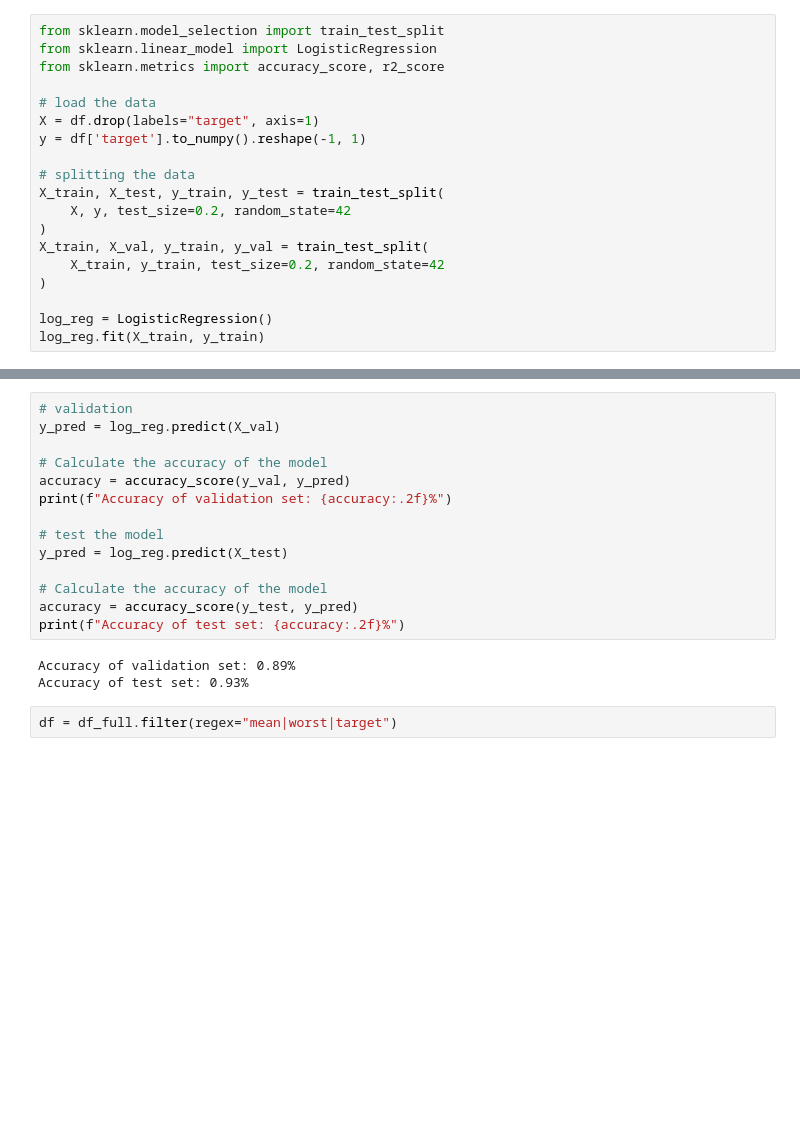
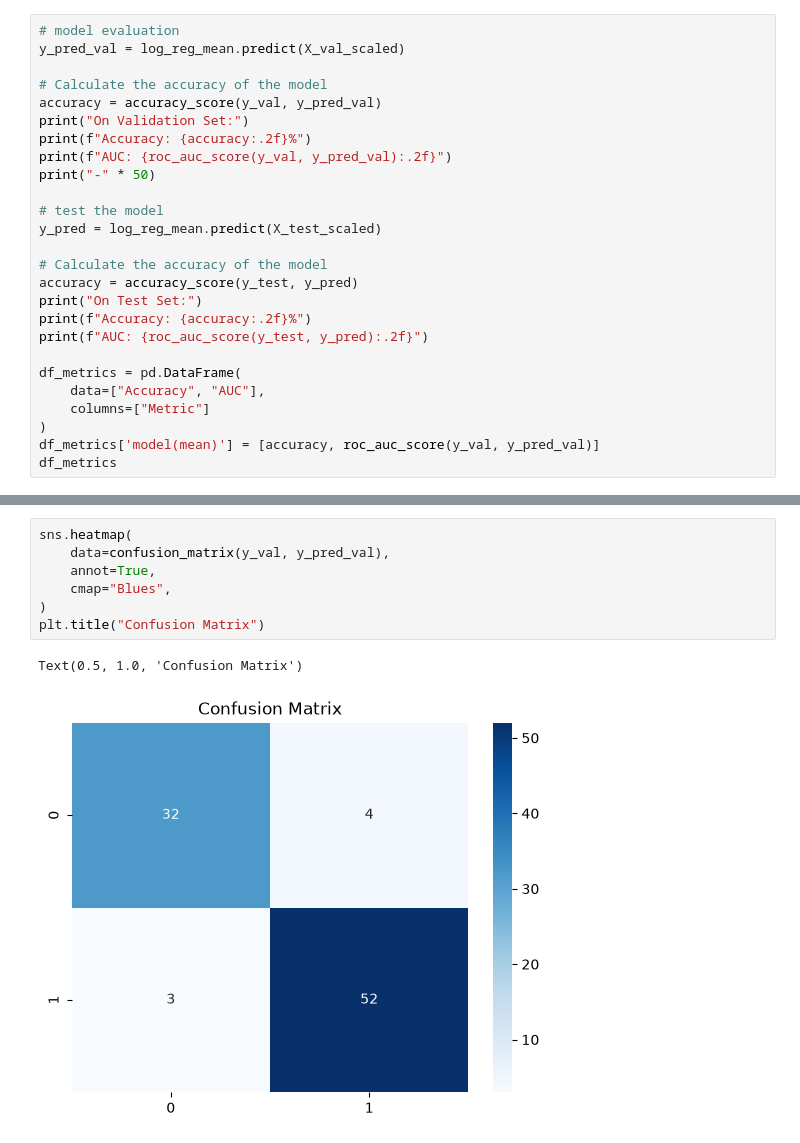
Before and after one commit to Erfan-Taherirani/Applied-ML-Lab, a Jupyter notebook: core_ml/classification/Breast Cancer Detection/notebooks/modeling.ipynb, the cells around one changed output, grey strips where cells are left out. Drawn from its saved outputs; the diff is of its cells as text; blank space fills up the shorter version.

Commit message:
Add Logistic Regression Model

```diff
--- a/core_ml/classification/Breast Cancer Detection/notebooks/modeling.ipynb
+++ b/core_ml/classification/Breast Cancer Detection/notebooks/modeling.ipynb
@@ -51,20 +82,27 @@ df = df_full.filter(regex="mean|target")
 # %%
-from sklearn.model_selection import train_test_split
-from sklearn.linear_model import LogisticRegression
-from sklearn.metrics import accuracy_score, r2_score
+# model evaluation
+y_pred_val = log_reg_mean.predict(X_val_scaled)
 
-# load the data
-X = df.drop(labels="target", axis=1)
-y = df['target'].to_numpy().reshape(-1, 1)
+# Calculate the accuracy of the model
+accuracy = accuracy_score(y_val, y_pred_val)
+print("On Validation Set:")
+print(f"Accuracy: {accuracy:.2f}%")
+print(f"AUC: {roc_auc_score(y_val, y_pred_val):.2f}")
+print("-" * 50)
 
-# splitting the data
-X_train, X_test, y_train, y_test = train_test_split(
-    X, y, test_size=0.2, random_state=42
+# test the model
+y_pred = log_reg_mean.predict(X_test_scaled)
+
+# Calculate the accuracy of the model
+accuracy = accuracy_score(y_test, y_pred)
+print("On Test Set:")
+print(f"Accuracy: {accuracy:.2f}%")
+print(f"AUC: {roc_auc_score(y_test, y_pred):.2f}")
+
+df_metrics = pd.DataFrame(
+    data=["Accuracy", "AUC"],
+    columns=["Metric"]
 )
-X_train, X_val, y_train, y_val = train_test_split(
-    X_train, y_train, test_size=0.2, random_state=42
-)
-
-log_reg = LogisticRegression()
-log_reg.fit(X_train, y_train)
+df_metrics['model(mean)'] = [accuracy, roc_auc_score(y_val, y_pred_val)]
+df_metrics
 # %% [output]
@@ -72,19 +119,10 @@ LogisticRegression()
-# %%
-# validation
-y_pred = log_reg.predict(X_val)
-
-# Calculate the accuracy of the model
-accuracy = accuracy_score(y_val, y_pred)
-print(f"Accuracy of validation set: {accuracy:.2f}%")
-
-# test the model
-y_pred = log_reg.predict(X_test)
-
-# Calculate the accuracy of the model
-accuracy = accuracy_score(y_test, y_pred)
-print(f"Accuracy of test set: {accuracy:.2f}%")
-# %% [output]
-Accuracy of validation set: 0.89%
-Accuracy of test set: 0.93%
-# %%
-df = df_full.filter(regex="mean|worst|target")
+# %%
+sns.heatmap(
+    data=confusion_matrix(y_val, y_pred_val),
+    annot=True,
+    cmap="Blues",
+)
+plt.title("Confusion Matrix")
+# %% [output]
+Text(0.5, 1.0, 'Confusion Matrix')
+[figure, added]
```
Also changed, not shown: parts of 21 cells of this notebook, 2 other files.
